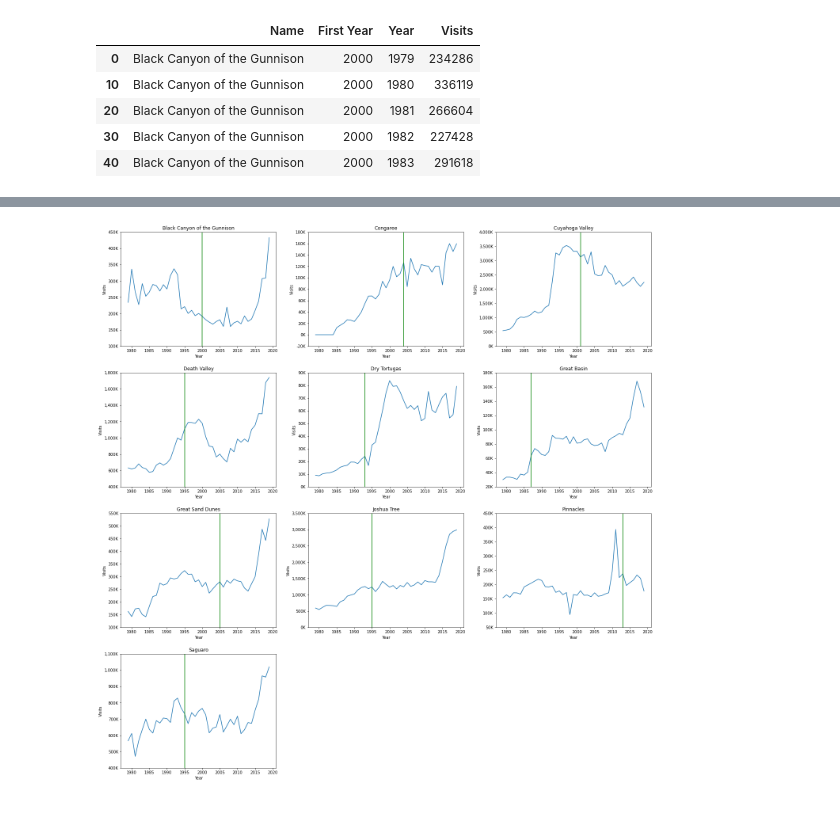
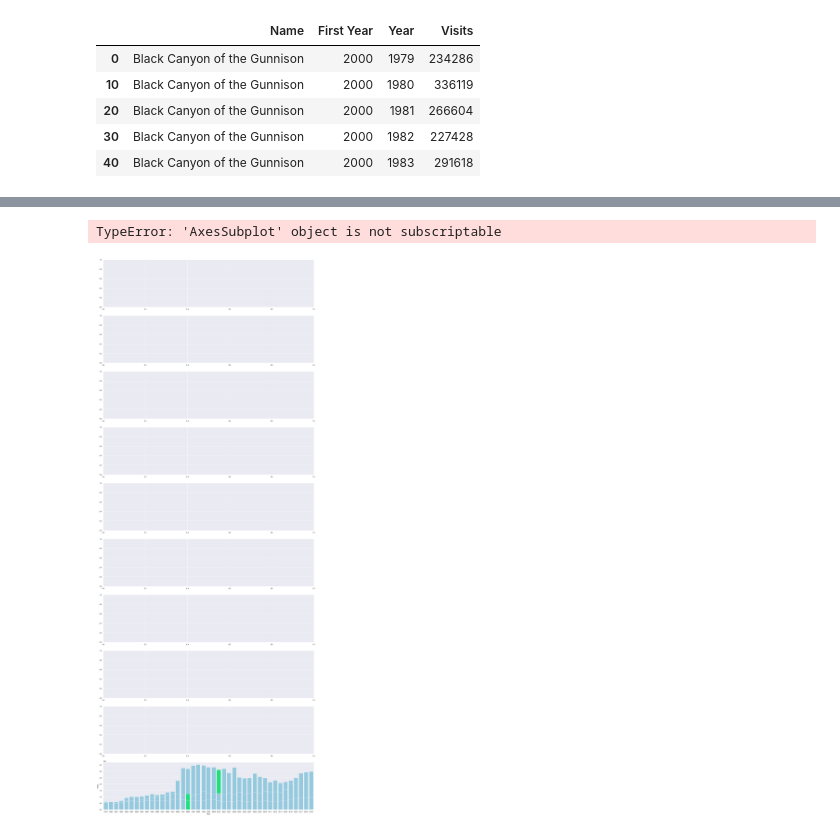
Before and after one commit to carl-schick-ds/national-parks, a Jupyter notebook: national-parks.ipynb, the cells around one changed output, grey strips where cells are left out. Saved outputs shown, nothing was run; the diff lists cells and outputs as text; code cells hidden in the pictures.

Commit message:
Switch 2nd chart set to a bar chart.

```diff
--- a/national-parks.ipynb
+++ b/national-parks.ipynb
@@ -399,0 +401,4 @@ A vertical bar will be placed on each lineplot to indicate the year the park bec
+# %%
+sns.set(rc = {'figure.figsize':(20,5)})
+colors = ["skyblue" if x!=1997 else 'springgreen' for x in dfm['Year']]
+sns.barplot(data=dfm[dfm['Name'] == 'Congaree'], x='Year', y='Visits', palette=colors)
@@ -400,26 +408,26 @@ A vertical bar will be placed on each lineplot to indicate the year the park bec
 # %%
 num_parks = park_data_filtered_df.shape[0]
-num_cols = 3
-num_rows = int(num_parks / num_cols) + 1
 
-fig, axes = plt.subplots(num_rows, num_cols, figsize=(20,num_rows * 5), tight_layout=dict(pad=2.0))
+fig, axes = plt.subplots(nrows=num_parks, figsize=(20, num_parks * 5), tight_layout=dict(pad=2.0))
 
 # Plot each park's annual visit counts.
 # Place a gree vertical line on the First Year the park was a National Park
 for i, (index, row) in enumerate(park_data_filtered_df.iterrows()):
-    g_row, g_column = divmod(i, num_cols)
-    current_ax = axes[g_row][g_column]
-    g = sns.lineplot(data=dfm[dfm['Name'] == row['Name']], x='Year', y='Visits', ax = current_ax)
+    current_ax = axes[i]
+    colors = ["skyblue" if x!=row['First Year'] else 'springgreen' for x in dfm['Year']]
+    sns.barplot(data=dfm[dfm['Name'] == row['Name']], x='Year', y='Visits', palette=colors)
+    # g = sns.lineplot(data=dfm[dfm['Name'] == row['Name']], x='Year', y='Visits', ax = current_ax)
     g.set_title(row['Name'])
     ylabels = ['{:,.0f}'.format(y) + 'K' for y in g.get_yticks()/1000]
     g.set_yticks(g.get_yticks())  ## Only do this to suppress warning about setting tick labels without setting ticks
     g.set_yticklabels(ylabels)
-    current_ax.axvline(x=row['First Year'], color='g')
+    # current_ax.axvline(x=row['First Year'], color='g')
 
 # Turn off remaining axes
 for i in range(num_parks, num_rows*num_cols):
     g_row, g_column = divmod(i, num_cols)
     current_ax = axes[g_row][g_column]
     current_ax.axis('off')
 # %% [output]
+TypeError: 'AxesSubplot' object is not subscriptable
-[figure, old version]
+[figure, new version]
```
Also changed, not shown: parts of 3 cells of this notebook.
